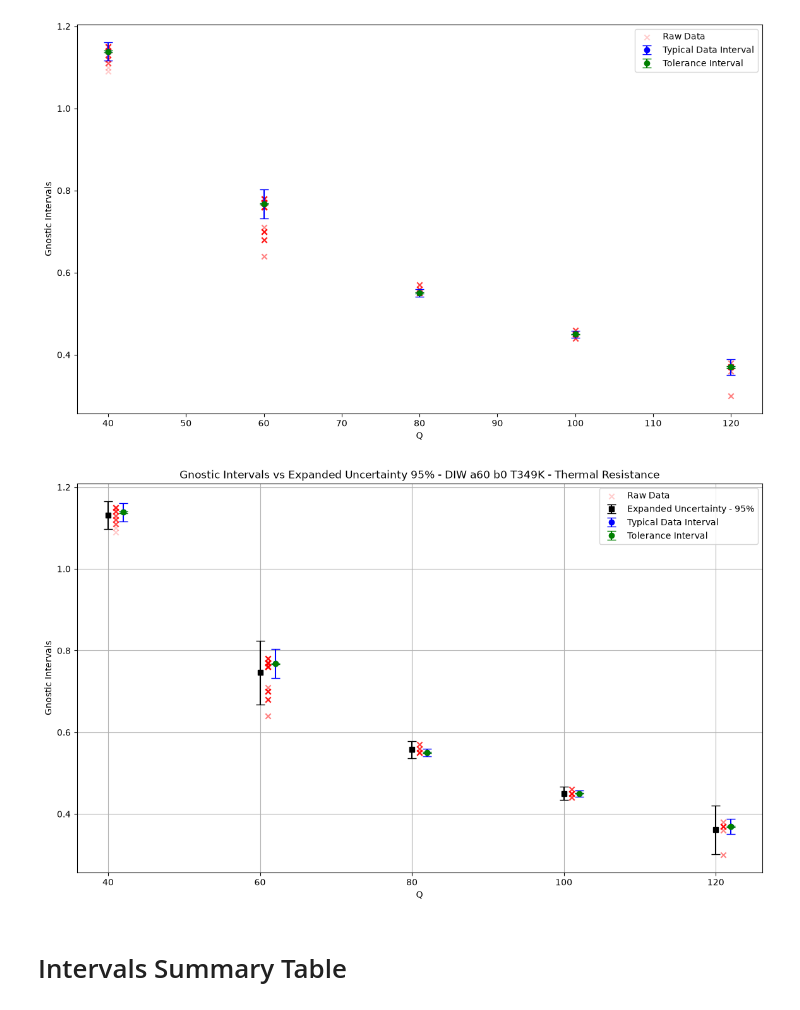
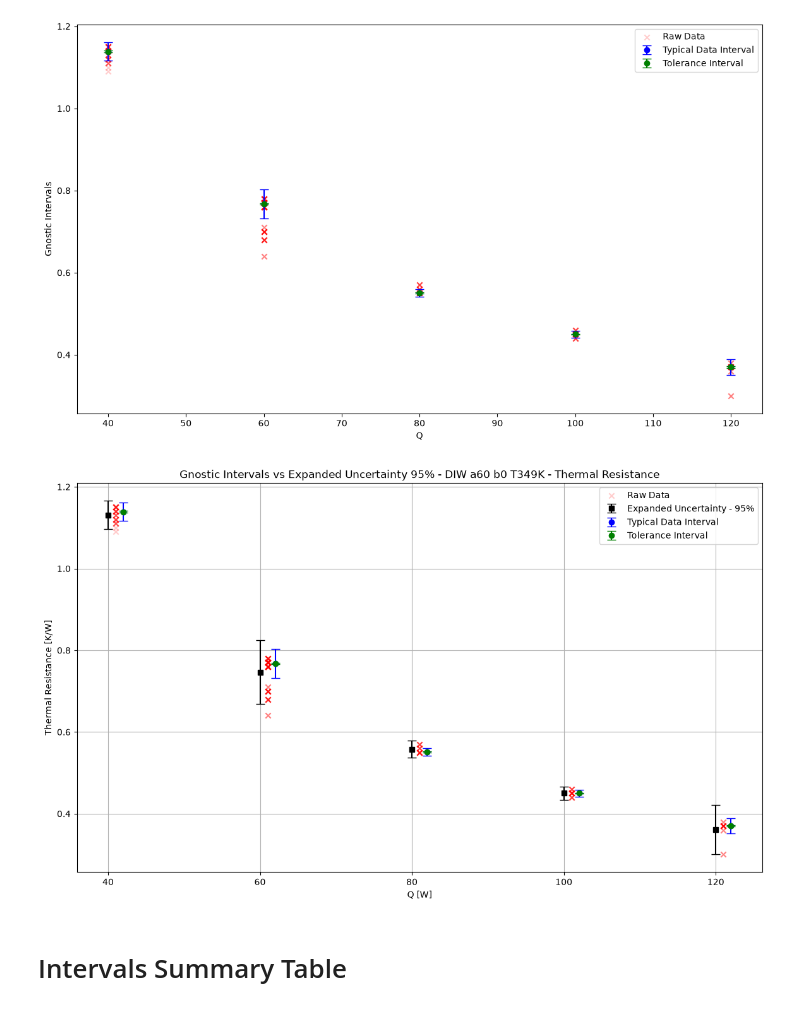
Before and after one commit to nirmalparmarphd/machinegnostics-clphp, a Jupyter notebook: src/clphp_a60.ipynb, the cells around one changed output. Drawn from its saved outputs; the diff is of its cells as text; code cells hidden in the pictures.

```diff
--- a/src/clphp_a60.ipynb
+++ b/src/clphp_a60.ipynb
@@ -311,36 +311,36 @@ plt.errorbar(80+offset, intv_q80.item()['Z0'],
              yerr=(intv_q80.item()['Z0U'] - intv_q80.item()['Z0L']),
              fmt='o', capsize=5, color='green')
 
 # 100Q
 plt.errorbar(100+offset, intv_q100.item()['Z0'],
              yerr=(intv_q100.item()['ZU'] - intv_q100.item()['ZL']),
              fmt='o', capsize=5, color='blue')
 plt.errorbar(100+offset, intv_q100.item()['Z0'],
              yerr=(intv_q100.item()['Z0U'] - intv_q100.item()['Z0L']),
              fmt='o', capsize=5, color='green')
 
 # 120Q
 plt.errorbar(120+offset, intv_q120.item()['Z0'],
              yerr=(intv_q120.item()['ZU'] - intv_q120.item()['ZL']),
              fmt='o', capsize=5, color='blue')
 plt.errorbar(120+offset, intv_q120.item()['Z0'],
              yerr=(intv_q120.item()['Z0U'] - intv_q120.item()['Z0L']),
              fmt='o', capsize=5, color='green')
 
 # raw data points for reference
 plt.scatter([40+offset_raw]*len(df_Q40_DIW_a90_b0_T_TR), df_Q40_DIW_a90_b0_T_TR, color='red', alpha=0.2, label='Raw Data', marker='x')
 plt.scatter([60+offset_raw]*len(df_Q60_DIW_a90_b0_T_TR), df_Q60_DIW_a90_b0_T_TR, color='red', alpha=0.5, marker='x')
 plt.scatter([80+offset_raw]*len(df_Q80_DIW_a90_b0_T_TR), df_Q80_DIW_a90_b0_T_TR, color='red', alpha=0.5, marker='x')
 plt.scatter([100+offset_raw]*len(df_Q100_DIW_a90_b0_T_TR), df_Q100_DIW_a90_b0_T_TR, color='red', alpha=0.5, marker='x')
 plt.scatter([120+offset_raw]*len(df_Q120_DIW_a90_b0_T_TR), df_Q120_DIW_a90_b0_T_TR, color='red', alpha=0.5, marker='x')
-plt.xlabel('Q')
-plt.ylabel('Gnostic Intervals')
+plt.xlabel('Q [W]')
+plt.ylabel('Thermal Resistance [K/W]')
 plt.legend()
 plt.grid()
 plt.title(f'Gnostic Intervals vs Expanded Uncertainty 95% - DIW a{alpha} b0 T{t}K - Thermal Resistance')
 plt.show()
 # %% [output]
-[figure, old version]
+[figure, new version]
 # %% [markdown]
 # Intervals Summary Table
 # %%
```
Also changed, not shown: parts of 3 cells of this notebook, 10 other files.
